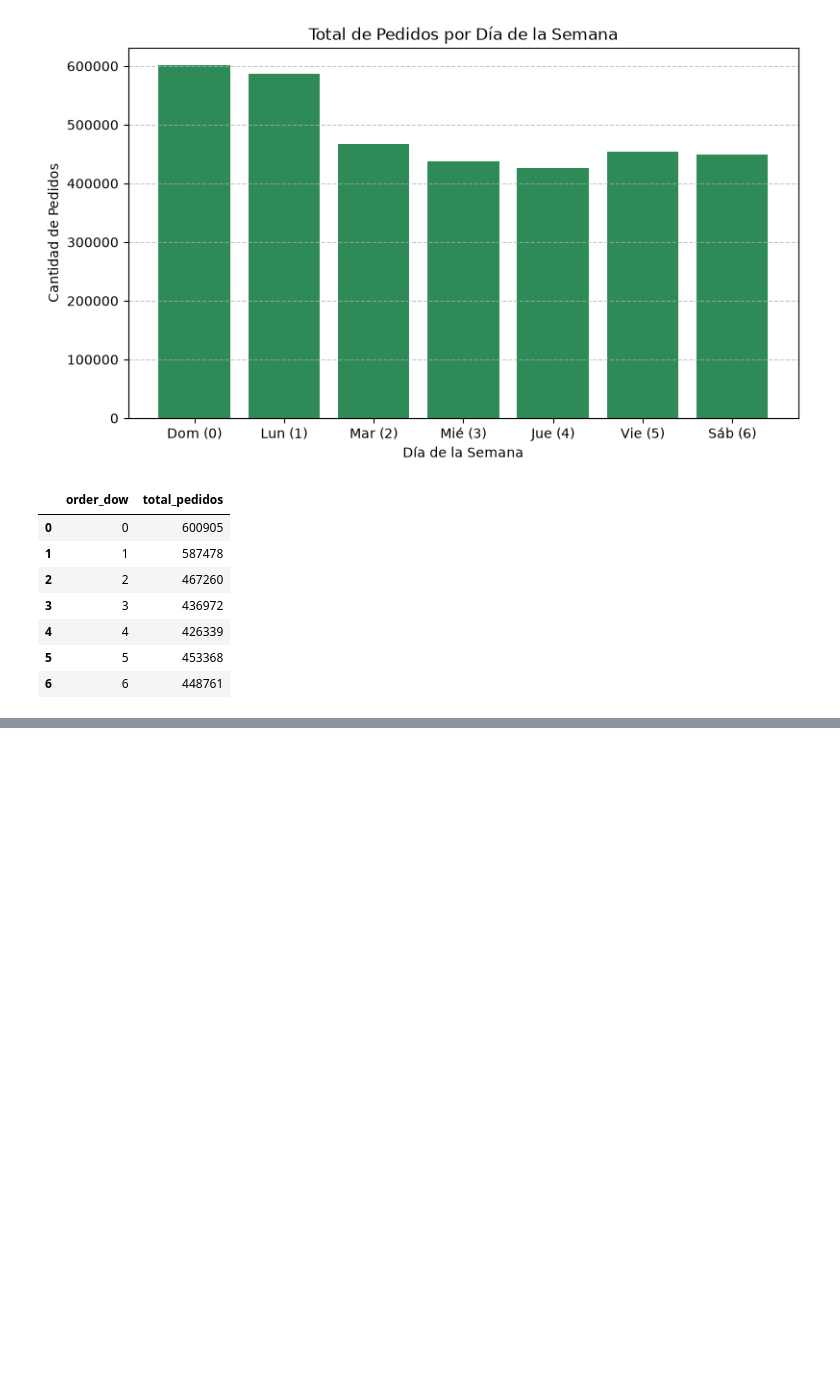
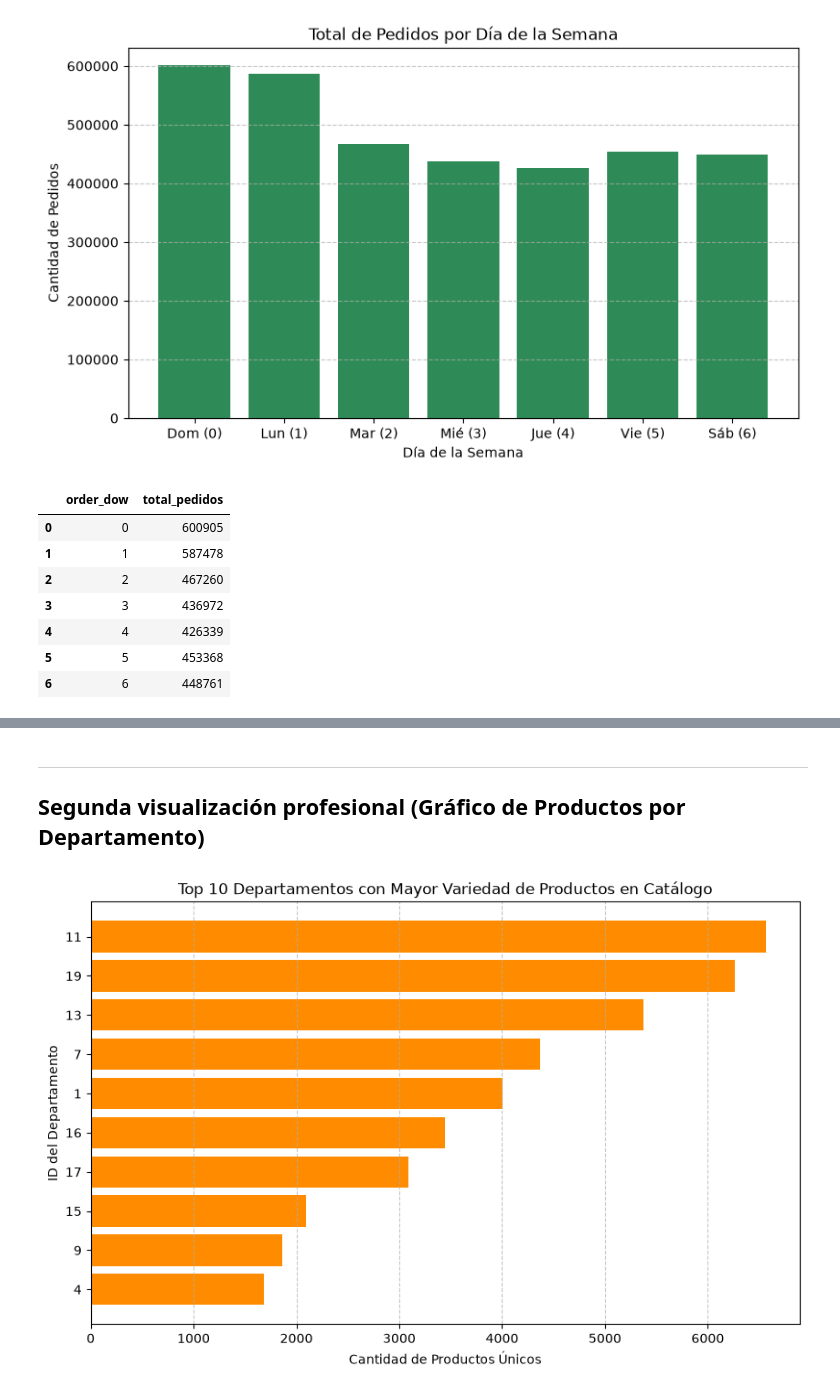
Before and after one commit to danielocutus-tech/practica_sqlite3_profesional, a Jupyter notebook: practica_sqlite3_profesional.ipynb, the cells around one changed output, grey strips where cells are left out. Saved outputs shown, nothing was run; the diff lists cells and outputs as text; code cells hidden in the pictures; blank space fills up the shorter version.

```diff
--- a/practica_sqlite3_profesional.ipynb
+++ b/practica_sqlite3_profesional.ipynb
@@ -330,0 +352,18 @@ display(df_dias)
+# %%
+import sqlite3
+import pandas as pd
+
+conexion = sqlite3.connect('instacart.sqlite')
+
+# Agrupar por departamento, contar productos y ordenar de mayor a menor
+query_deps = """
+SELECT department_id, COUNT(*) AS total_productos
+FROM products
+GROUP BY department_id
+ORDER BY total_productos DESC;
+"""
+
+df_deps = pd.read_sql_query(query_deps, conexion)
+display(df_deps)
+
+conexion.close()
@@ -330,0 +400,25 @@ display(df_dias)
+# %% [markdown]
+_______________________________________________________________________________________________________________________________________________________________________________________________________________
+
+## Segunda visualización profesional (Gráfico de Productos por Departamento)
+# %%
+import matplotlib.pyplot as plt
+
+# Tomamos solo los 10 departamentos con más productos para no saturar el gráfico
+df_top_deps = df_deps.head(10)
+
+# Crear el gráfico de barras horizontales (barh)
+plt.figure(figsize=(10, 6))
+plt.barh(df_top_deps['department_id'].astype(str), df_top_deps['total_productos'], color='darkorange')
+
+# Configuración visual
+plt.title('Top 10 Departamentos con Mayor Variedad de Productos en Catálogo')
+plt.xlabel('Cantidad de Productos Únicos')
+plt.ylabel('ID del Departamento')
+plt.gca().invert_yaxis()  # Invierte el eje para que el más alto (ID 11) quede arriba
+plt.grid(axis='x', linestyle='--', alpha=0.7)
+
+# Mostrar gráfico
+plt.show()
+# %% [output]
+[figure, added]
```
Also changed, not shown: parts of 15 cells of this notebook.
